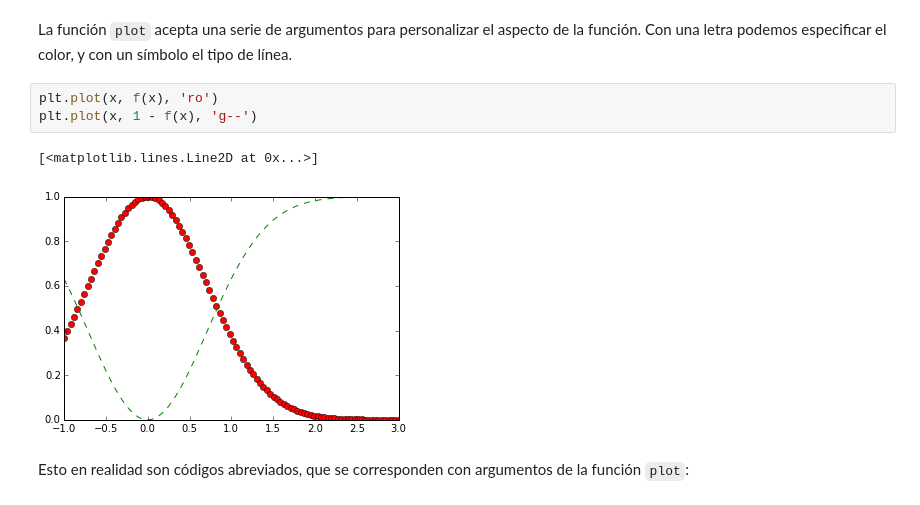
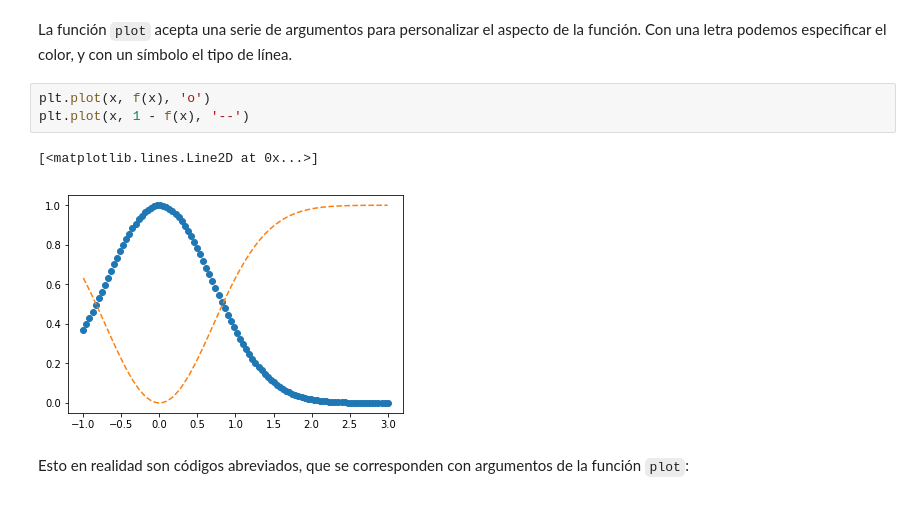
Before and after one commit to AeroPython/Curso_AeroPython, a Jupyter notebook: notebooks_completos/020-matplotlib-Intro.ipynb, the cells around one changed output. Cells and saved outputs as stored; diff of their text form.

```diff
--- a/notebooks_completos/020-matplotlib-Intro.ipynb
+++ b/notebooks_completos/020-matplotlib-Intro.ipynb
@@ -86,11 +90,11 @@ Notamos varias cosas:
 # %% [markdown]
 La función `plot` acepta una serie de argumentos para personalizar el aspecto de la función. Con una letra podemos especificar el color, y con un símbolo el tipo de línea.
 # %%
-plt.plot(x, f(x), 'ro')
-plt.plot(x, 1 - f(x), 'g--')
+plt.plot(x, f(x), 'o')
+plt.plot(x, 1 - f(x), '--')
 # %% [output]
 [<matplotlib.lines.Line2D at 0x...>]
-[figure, old version]
+[figure, new version]
 # %% [markdown]
 Esto en realidad son códigos abreviados, que se corresponden con argumentos de la función `plot`:
 # %%
```
Also changed, not shown: parts of 19 cells of this notebook, 26 other files.
